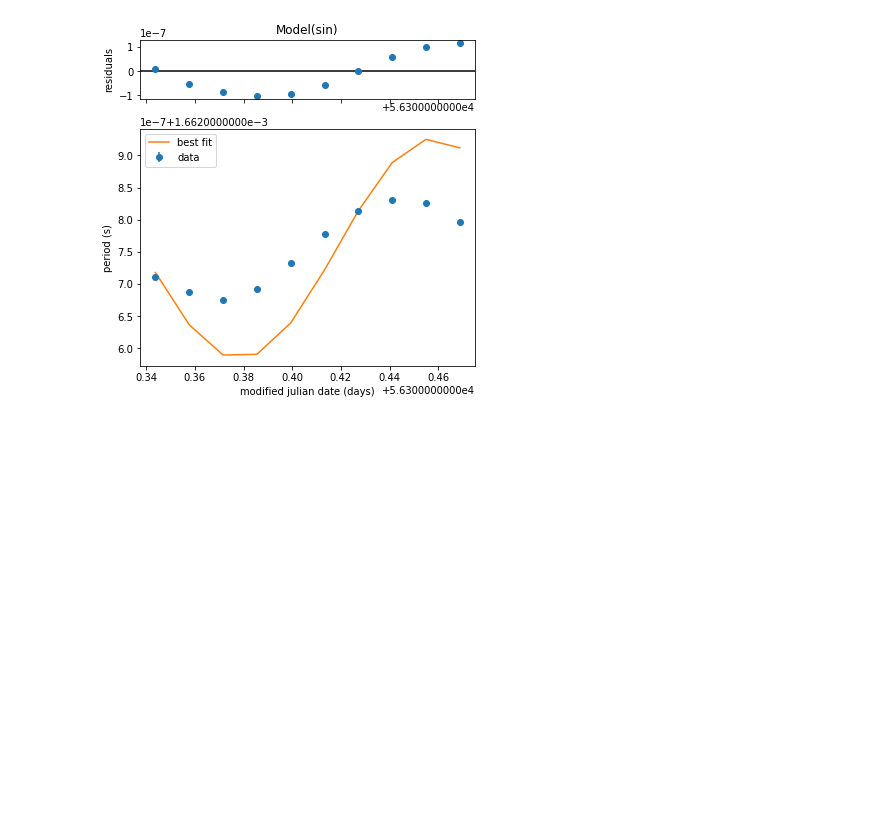
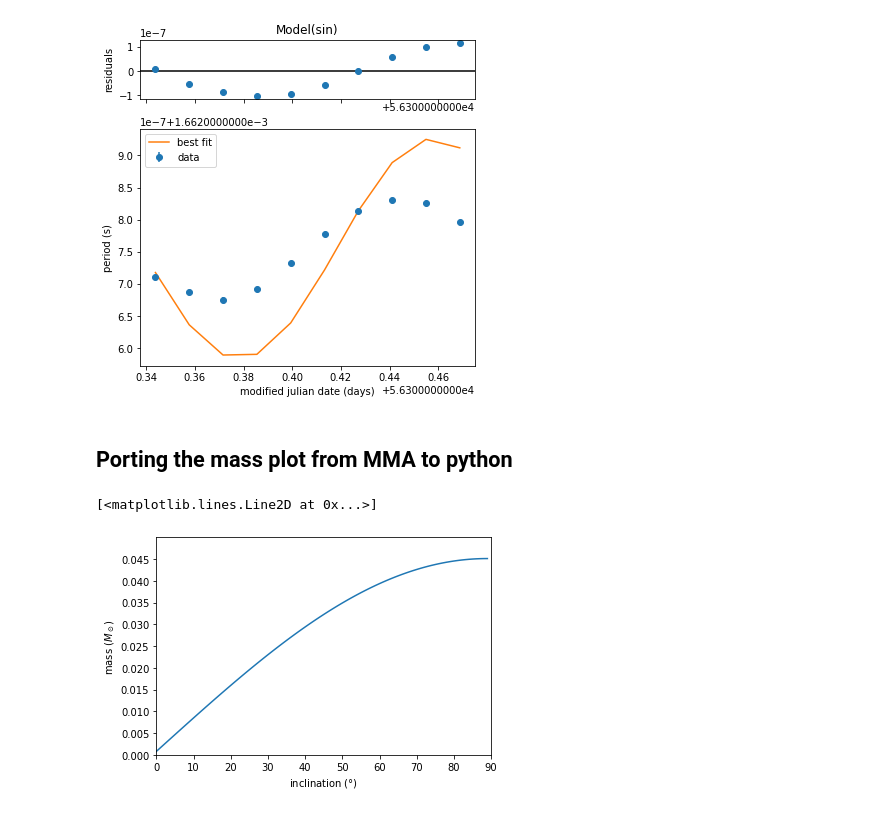
Before and after one commit to Yousousen/pulsar_analysis, a Jupyter notebook: src/script/pulsar2.ipynb, the cells around one changed output. Cells and saved outputs as stored; diff of their text form; code cells hidden in the pictures; blank space fills up the shorter version.

```diff
--- a/src/script/pulsar2.ipynb
+++ b/src/script/pulsar2.ipynb
@@ -696,3 +696,5 @@ fit.plot(xlabel="modified julian date (days)", ylabel="period (s)")
 # %% [output]
 [figure]
 [figure]
+# %% [markdown]
+## Porting the mass plot from MMA to python
@@ -698,0 +747,14 @@ fit.plot(xlabel="modified julian date (days)", ylabel="period (s)")
+# %%
+mass_sun = 1.988435*10**30 # By MMA
+# %%
+plt.xlim(0,90)
+plt.xlabel("inclination ($\degree$)")
+
+plt.ylim(0, 0.05)
+plt.ylabel("mass ($M_\odot$)")
+plt.yticks(np.arange(0,.05,.005))
+
+plt.plot(np.transpose( mass_data )[1] / mass_sun) # I gave them as (x,y) pairs from MMA, hence.
+# %% [output]
+[<matplotlib.lines.Line2D at 0x...>]
+[figure, added]
```
Also changed, not shown: parts of 2 cells of this notebook, 1 other file.
